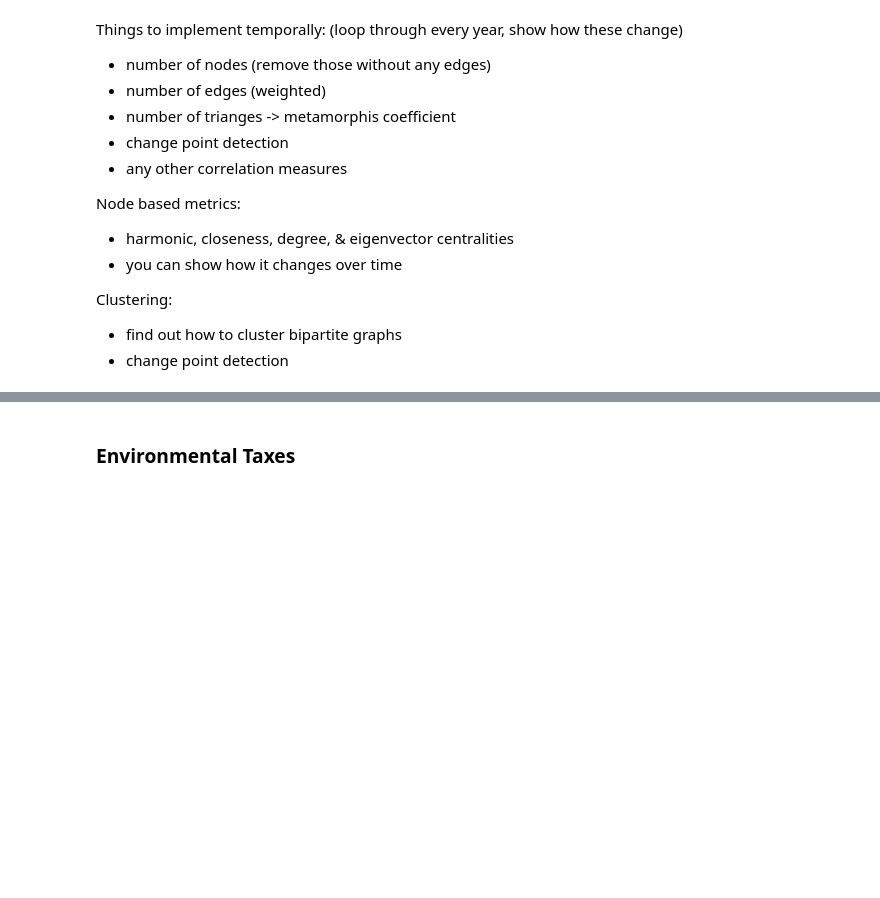
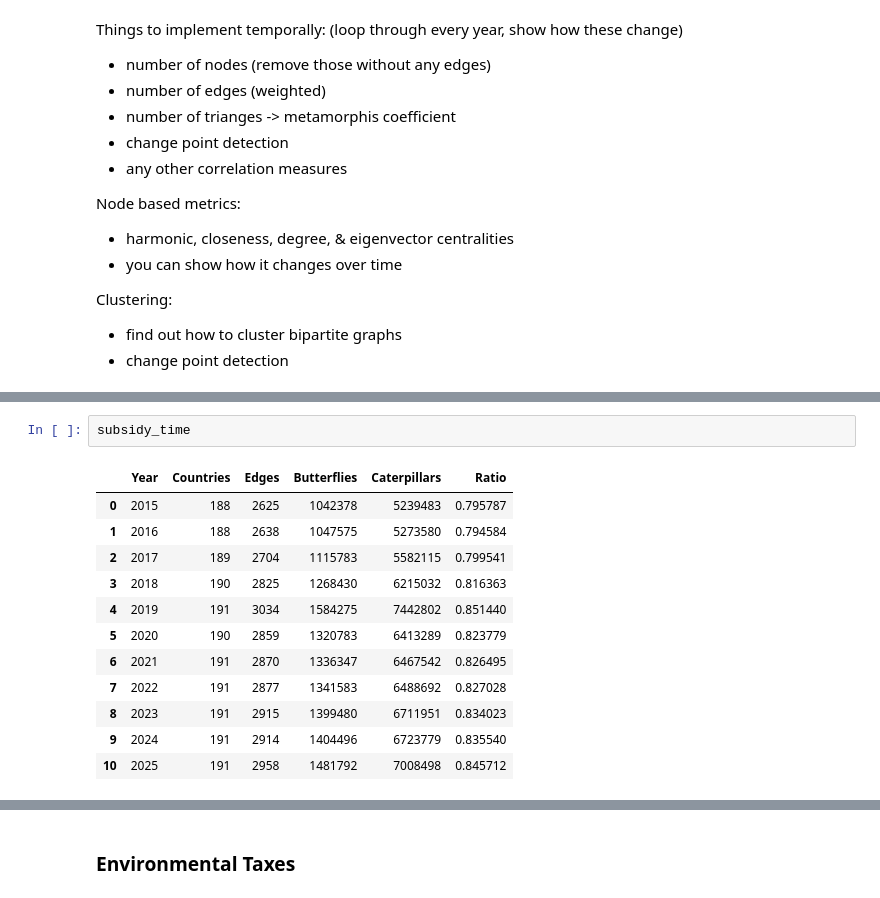
Before and after one commit to SiddharthEngineer23/CC_NA, a Jupyter notebook: main.ipynb, the cells around one changed output, grey strips where cells are left out. Drawn from its saved outputs; the diff is of its cells as text; blank space fills up the shorter version.

```diff
--- a/main.ipynb
+++ b/main.ipynb
@@ -223,0 +227,15 @@ Clustering:
+# %%
+subsidy_time
+# %% [output]
+|  | Year | Countries | Edges | Butterflies | Caterpillars | Ratio |
+| 0 | 2015 | 188 | 2625 | 1042378 | 5239483 | 0.795787 |
+| 1 | 2016 | 188 | 2638 | 1047575 | 5273580 | 0.794584 |
+| 2 | 2017 | 189 | 2704 | 1115783 | 5582115 | 0.799541 |
+| 3 | 2018 | 190 | 2825 | 1268430 | 6215032 | 0.816363 |
+| 4 | 2019 | 191 | 3034 | 1584275 | 7442802 | 0.851440 |
+| 5 | 2020 | 190 | 2859 | 1320783 | 6413289 | 0.823779 |
+| 6 | 2021 | 191 | 2870 | 1336347 | 6467542 | 0.826495 |
+| 7 | 2022 | 191 | 2877 | 1341583 | 6488692 | 0.827028 |
+| 8 | 2023 | 191 | 2915 | 1399480 | 6711951 | 0.834023 |
+| 9 | 2024 | 191 | 2914 | 1404496 | 6723779 | 0.835540 |
+| 10 | 2025 | 191 | 2958 | 1481792 | 7008498 | 0.845712 |
```
Also changed, not shown: parts of 38 cells of this notebook, 1 other file.
